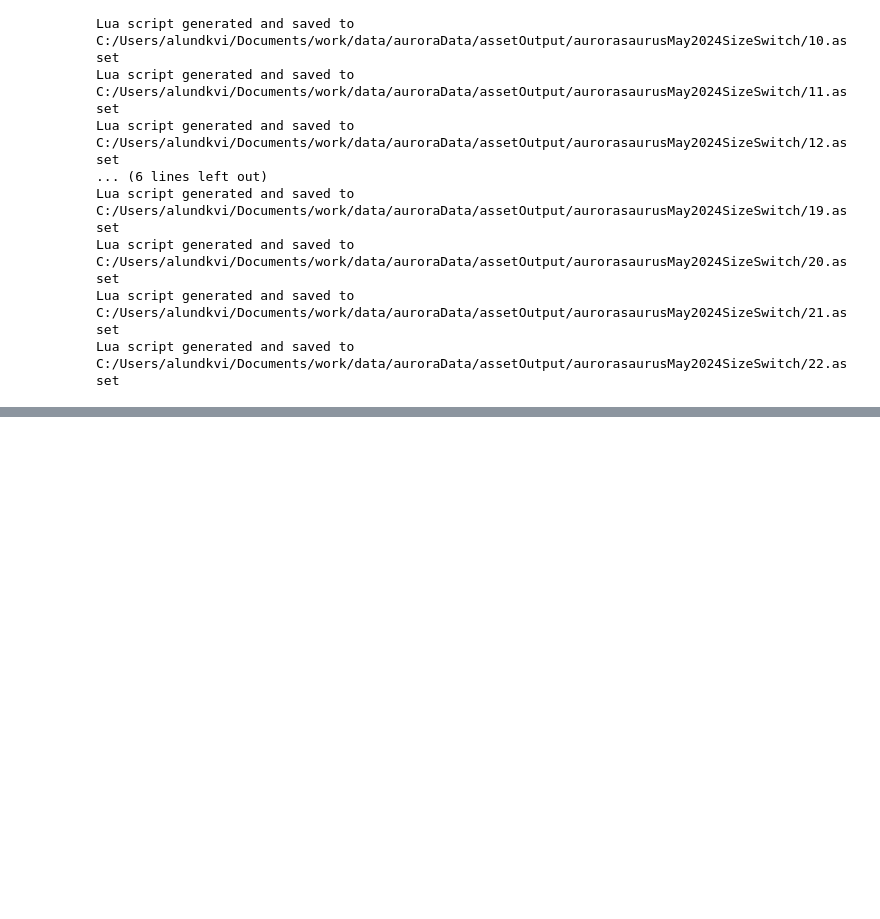
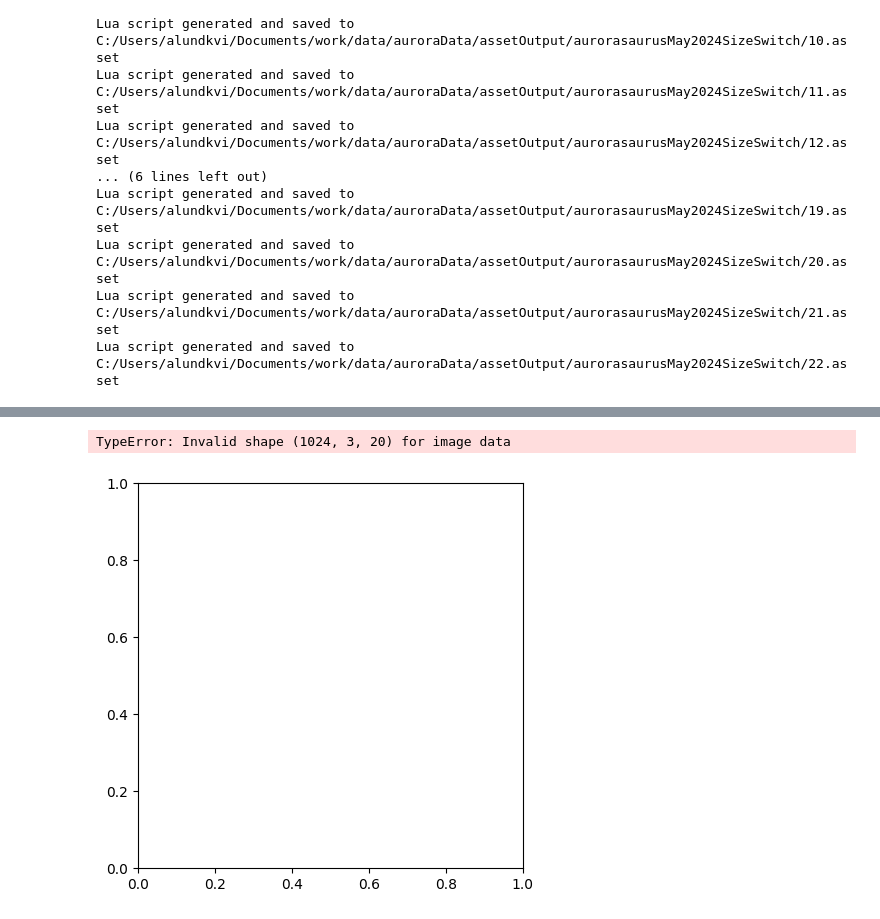
Before and after one commit to OpenSpace/scripts, a Jupyter notebook: aurorasaurus/assetScript.ipynb, the cells around one changed output, grey strips where cells are left out. Cells and saved outputs as stored; diff of their text form; code cells hidden in the pictures; blank space fills up the shorter version.

```diff
--- a/aurorasaurus/assetScript.ipynb
+++ b/aurorasaurus/assetScript.ipynb
@@ -826,0 +960,37 @@ Lua script generated and saved to C:/Users/alundkvi/Documents/work/data/auroraDa
+# %%
+import h5py
+import numpy as np
+import matplotlib.pyplot as plt
+
+file_path = 'C:/Users/alundkvi/Downloads/mothers_day_storm_data_for_bea/mothers_day_storm_data_for_bea/grid_gillam/rgb/2024/05/11/ut07/20240511_0723_110km_MOSv001_grid_trex-rgb.h5'
+
+with h5py.File(file_path, 'r') as f:
+    grid_data = f['data/grid'][:]  # Adjust this path as needed
+
+    # Access the timestamps
+    timestamps = f['data/timestamp'][:]  # Adjust this path as needed
+
+    for i in range(grid_data.shape[0]):  # Iterate through frames
+        grid = grid_data[i]
+
+        # If grid has shape (1024, 3, 20), select one channel or average
+        # Option 1: Select the first channel
+        # grid = grid[:, 0, :]  # Use this if you want to visualize one channel
+
+        # Option 2: Average across the channels (if they are similar)
+        grid = np.mean(grid, axis=1)  # Average over the second dimension
+
+        plt.figure(figsize=(10, 5))
+        plt.imshow(grid, cmap='viridis', interpolation='nearest')
+        plt.colorbar(label='Value')  # Optional: add colorbar
+
+        # Format the timestamp (adjust based on your data type)
+        timestamp_str = str(timestamps[i])  # Convert timestamp to string if needed
+        plt.title(f'Aurora Image for Timestamp: {timestamp_str}')
+
+        # Save the image or display it
+        plt.savefig(f'aurora_image_{i}.png')  # Save as PNG
+        plt.show()  # Or just show the image
+# %% [output]
+TypeError: Invalid shape (1024, 3, 20) for image data
+[figure, added]
```
Also changed, not shown: parts of 6 cells of this notebook, 6 other files.
